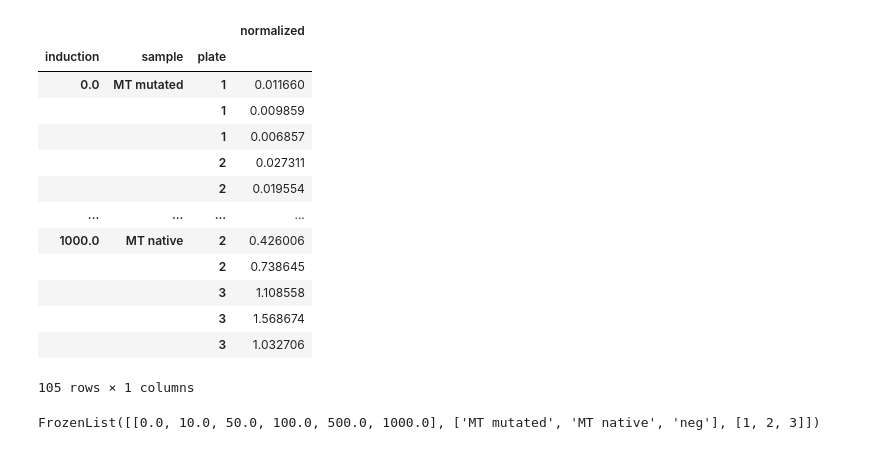
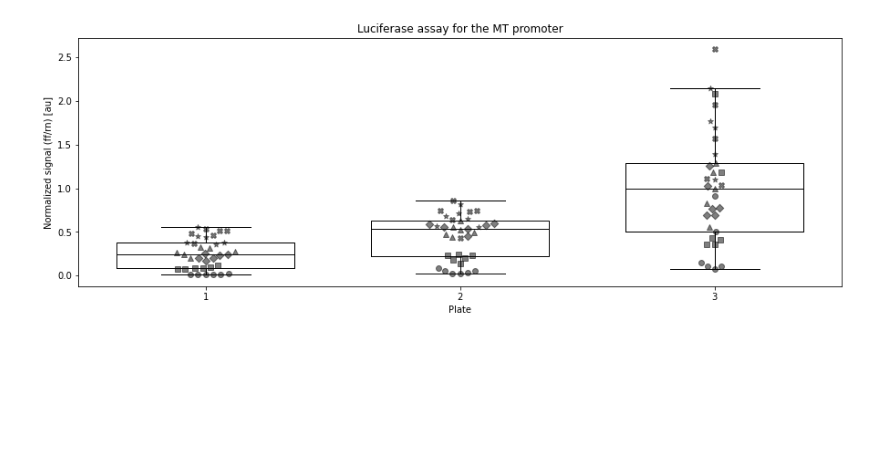
Before and after one commit to synflylab/pyLucyReader, a Jupyter notebook: luciferase/testing.ipynb, the cells around one changed output. Drawn from its saved outputs; the diff is of its cells as text; code cells hidden in the pictures; blank space fills up the shorter version.

```diff
--- a/luciferase/testing.ipynb
+++ b/luciferase/testing.ipynb
@@ -18,32 +40,18 @@ experiment = DualLuciferaseExperimentReader.read(
 # %%
-import pandas as pd
-
 idx = pd.IndexSlice
-n = experiment.normalize(background='neg').sort_index()
+n = experiment.normalize(background='neg')
 d = n.drop(n.loc[idx[3, 'F', 4:6], :].index) \
      .reset_index() \
-     .set_index(['induction', 'sample', 'plate']) \
+     .set_index(['plate', 'induction']) \
      .loc[:, ['normalized']] \
      .dropna() \
      .sort_index()
 
-d
+fig, ax = plt.subplots(figsize=(15, 5))
+graphs.catplot(d, ax=ax,
+               title='Luciferase assay for the MT promoter',
+               ylabel='Normalized signal (ff/rn) [au]',
+               xlabel='Plate')
+fig.show()
 # %% [output]
-|  |  |  | normalized |
-| induction | sample | plate |  |
-| 0.0 | MT mutated | 1 | 0.011660 |
-|  |  | 1 | 0.009859 |
-|  |  | 1 | 0.006857 |
-|  |  | 2 | 0.027311 |
-|  |  | 2 | 0.019554 |
-| ... | ... | ... | ... |
-| 1000.0 | MT native | 2 | 0.426006 |
-|  |  | 2 | 0.738645 |
-|  |  | 3 | 1.108558 |
-|  |  | 3 | 1.568674 |
-|  |  | 3 | 1.032706 |
-105 rows × 1 columns
+[figure, added]
-# %%
-d.index.levels
-# %% [output]
-FrozenList([[0.0, 10.0, 50.0, 100.0, 500.0, 1000.0], ['MT mutated', 'MT native', 'neg'], [1, 2, 3]])
```
Also changed, not shown: parts of 3 cells of this notebook, 3 other files.
